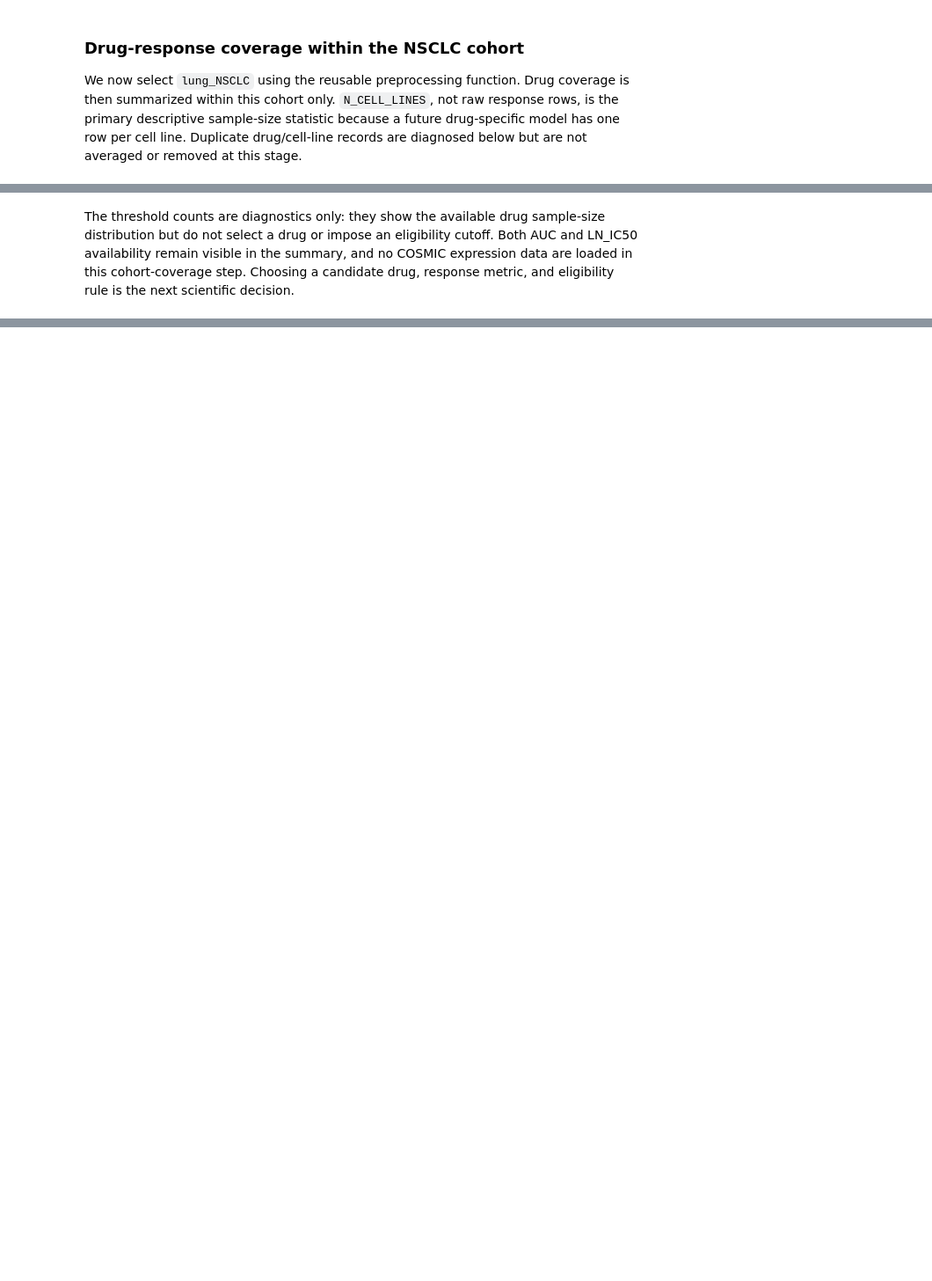
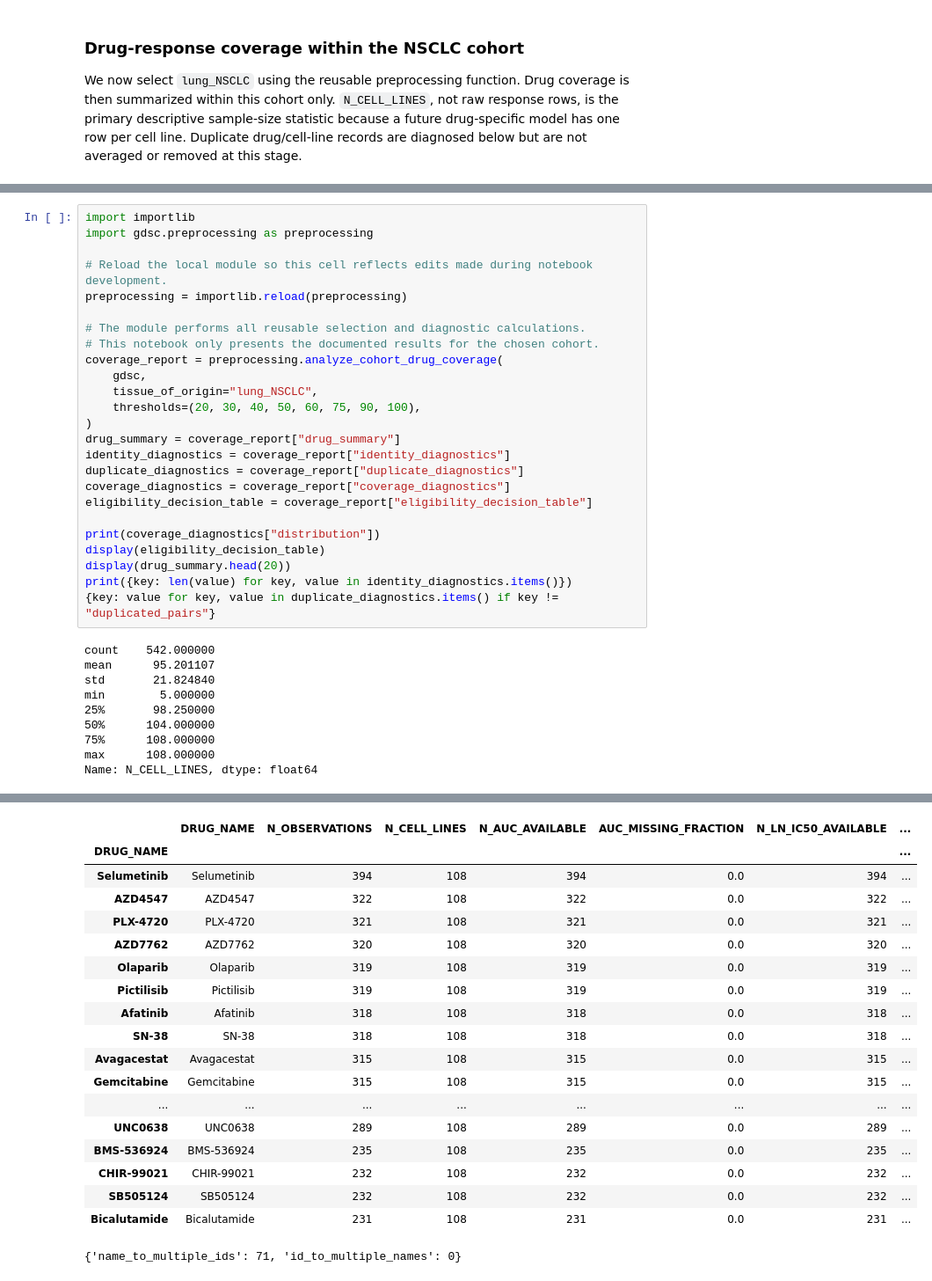
Before and after one commit to ajharris/gdsc-project, a Jupyter notebook: notebook/gdsc_drug_response.ipynb, the cells around one changed output, grey strips where cells are left out. Shown at 88% size. Cells and saved outputs as stored; diff of their text form; blank space fills up the shorter version.

Commit message:
preprocessing - done?

```diff
--- a/notebook/gdsc_drug_response.ipynb
+++ b/notebook/gdsc_drug_response.ipynb
@@ -465,2 +402,35 @@ Name: N_CELL_LINES, dtype: float64
-# %% [markdown]
-The threshold counts are diagnostics only: they show the available drug sample-size distribution but do not select a drug or impose an eligibility cutoff. Both AUC and LN_IC50 availability remain visible in the summary, and no COSMIC expression data are loaded in this cohort-coverage step. Choosing a candidate drug, response metric, and eligibility rule is the next scientific decision.
+# %%
+import importlib
+import gdsc.preprocessing as preprocessing
+
+# Reload the local module so this cell reflects edits made during notebook development.
+preprocessing = importlib.reload(preprocessing)
+
+# The module performs all reusable selection and diagnostic calculations.
+# This notebook only presents the documented results for the chosen cohort.
+coverage_report = preprocessing.analyze_cohort_drug_coverage(
+    gdsc,
+    tissue_of_origin="lung_NSCLC",
+    thresholds=(20, 30, 40, 50, 60, 75, 90, 100),
+)
+drug_summary = coverage_report["drug_summary"]
+identity_diagnostics = coverage_report["identity_diagnostics"]
+duplicate_diagnostics = coverage_report["duplicate_diagnostics"]
+coverage_diagnostics = coverage_report["coverage_diagnostics"]
+eligibility_decision_table = coverage_report["eligibility_decision_table"]
+
+print(coverage_diagnostics["distribution"])
+display(eligibility_decision_table)
+display(drug_summary.head(20))
+print({key: len(value) for key, value in identity_diagnostics.items()})
+{key: value for key, value in duplicate_diagnostics.items() if key != "duplicated_pairs"}
+# %% [output]
+count    542.000000
+mean      95.201107
+std       21.824840
+min        5.000000
+25%       98.250000
+50%      104.000000
+75%      108.000000
+max      108.000000
+Name: N_CELL_LINES, dtype: float64
@@ -466,0 +446,19 @@ The threshold counts are diagnostics only: they show the available drug sample-s
+|  | DRUG_NAME | N_OBSERVATIONS | N_CELL_LINES | N_AUC_AVAILABLE | AUC_MISSING_FRACTION | N_LN_IC50_AVAILABLE | ... |
+| DRUG_NAME |  |  |  |  |  |  | ... |
+| Selumetinib | Selumetinib | 394 | 108 | 394 | 0.0 | 394 | ... |
+| AZD4547 | AZD4547 | 322 | 108 | 322 | 0.0 | 322 | ... |
+| PLX-4720 | PLX-4720 | 321 | 108 | 321 | 0.0 | 321 | ... |
+| AZD7762 | AZD7762 | 320 | 108 | 320 | 0.0 | 320 | ... |
+| Olaparib | Olaparib | 319 | 108 | 319 | 0.0 | 319 | ... |
+| Pictilisib | Pictilisib | 319 | 108 | 319 | 0.0 | 319 | ... |
+| Afatinib | Afatinib | 318 | 108 | 318 | 0.0 | 318 | ... |
+| SN-38 | SN-38 | 318 | 108 | 318 | 0.0 | 318 | ... |
+| Avagacestat | Avagacestat | 315 | 108 | 315 | 0.0 | 315 | ... |
+| Gemcitabine | Gemcitabine | 315 | 108 | 315 | 0.0 | 315 | ... |
+| ... | ... | ... | ... | ... | ... | ... | ... |
+| UNC0638 | UNC0638 | 289 | 108 | 289 | 0.0 | 289 | ... |
+| BMS-536924 | BMS-536924 | 235 | 108 | 235 | 0.0 | 235 | ... |
+| CHIR-99021 | CHIR-99021 | 232 | 108 | 232 | 0.0 | 232 | ... |
+| SB505124 | SB505124 | 232 | 108 | 232 | 0.0 | 232 | ... |
+| Bicalutamide | Bicalutamide | 231 | 108 | 231 | 0.0 | 231 | ... |
+{'name_to_multiple_ids': 71, 'id_to_multiple_names': 0}
```
Also changed, not shown: parts of 7 cells of this notebook, 4 other files.
